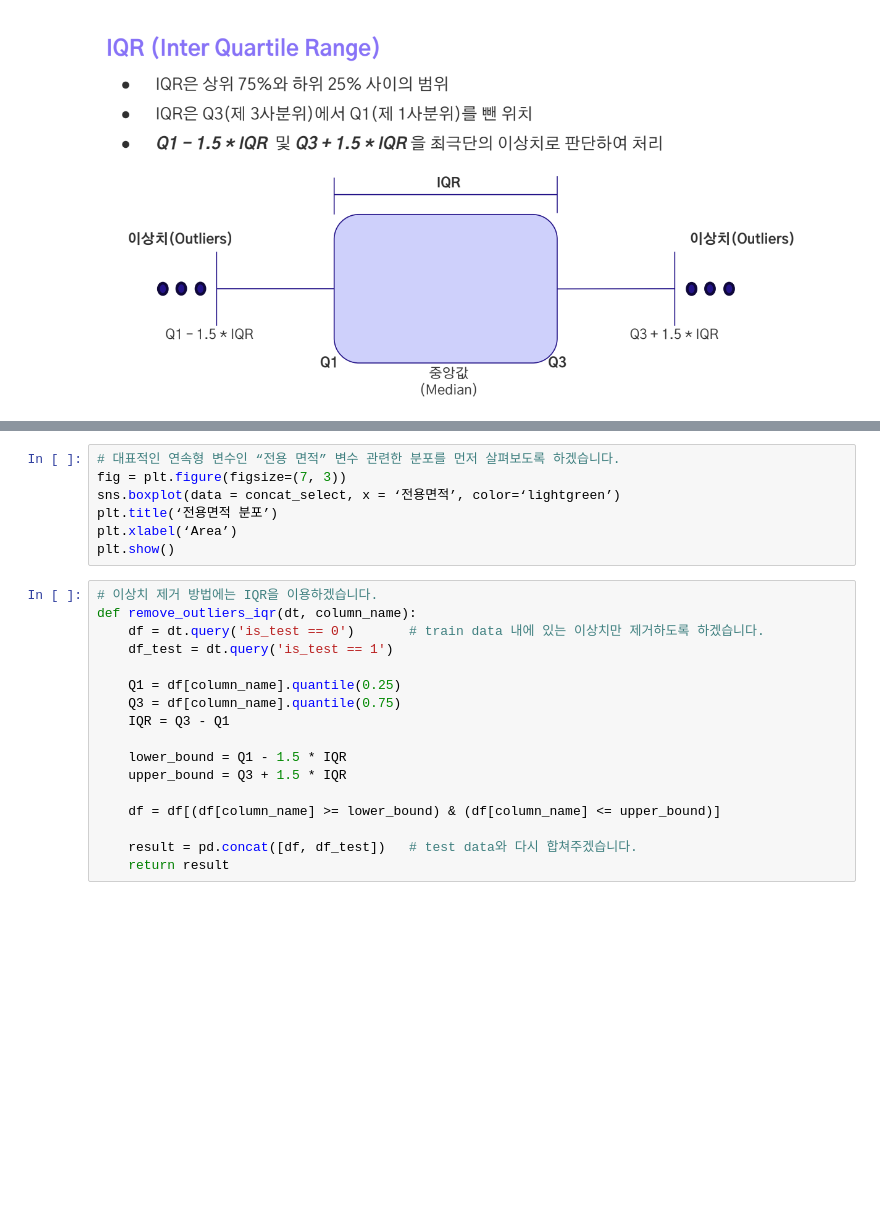
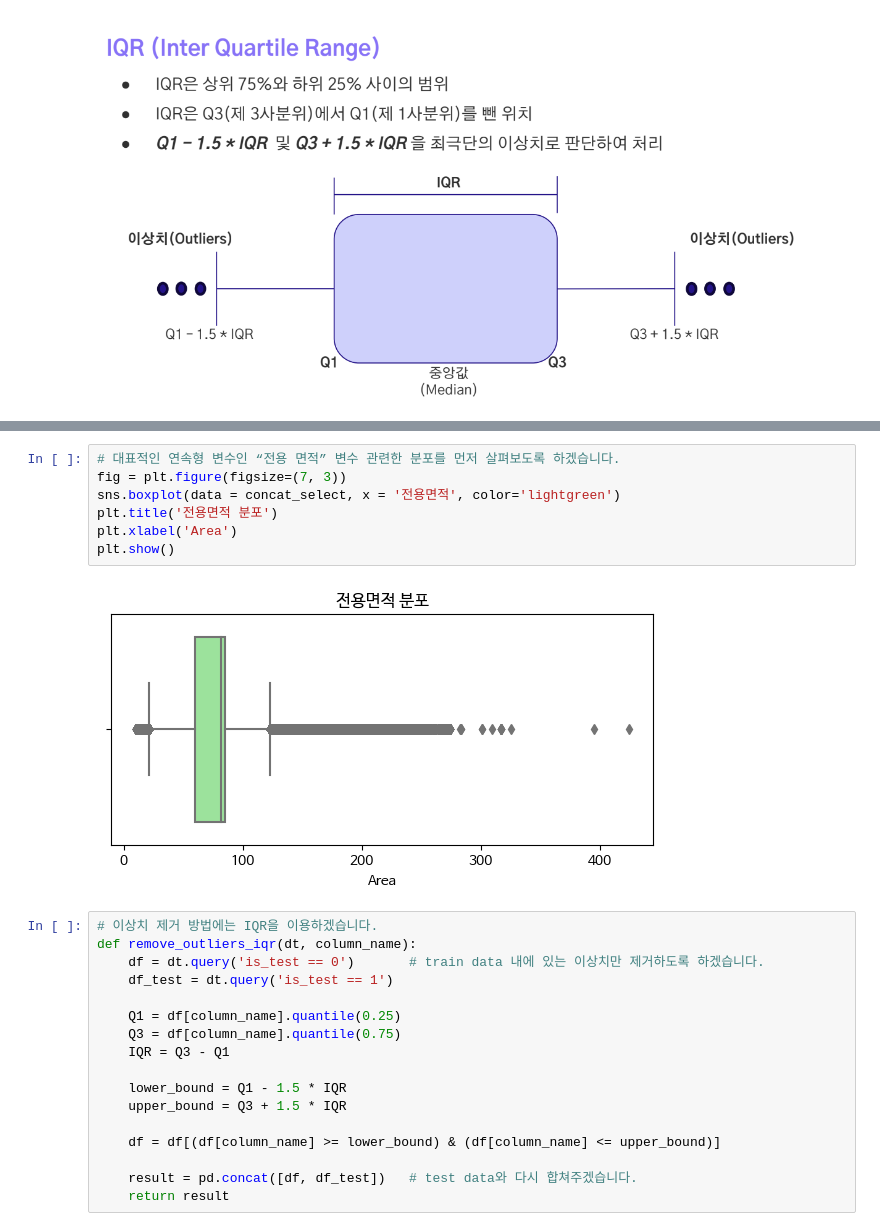
Before and after one commit to danielinjesus/AI_Portfolio, a Jupyter notebook: AI_Projects/House_Price_Prediction/competition/code/base.ipynb, the cells around one changed output, grey strips where cells are left out. Drawn from its saved outputs; the diff is of its cells as text; blank space fills up the shorter version.

```diff
--- a/AI_Projects/House_Price_Prediction/competition/code/base.ipynb
+++ b/AI_Projects/House_Price_Prediction/competition/code/base.ipynb
@@ -392,10 +397,12 @@ print(concat_select.shape)
 # %%
 # 대표적인 연속형 변수인 “전용 면적” 변수 관련한 분포를 먼저 살펴보도록 하겠습니다.
 fig = plt.figure(figsize=(7, 3))
-sns.boxplot(data = concat_select, x = ‘전용면적’, color=‘lightgreen’)
-plt.title(‘전용면적 분포’)
-plt.xlabel(‘Area’)
+sns.boxplot(data = concat_select, x = '전용면적', color='lightgreen')
+plt.title('전용면적 분포')
+plt.xlabel('Area')
 plt.show()
+# %% [output]
+[figure, added]
 # %%
 # 이상치 제거 방법에는 IQR을 이용하겠습니다.
 def remove_outliers_iqr(dt, column_name):
```
Also changed, not shown: parts of 31 cells of this notebook, 2 other files.
